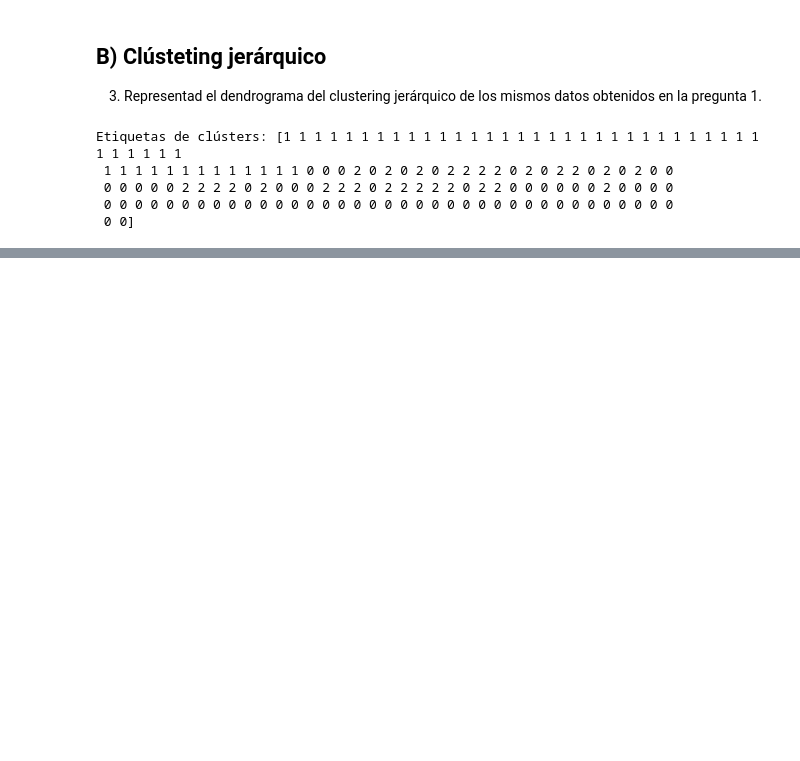
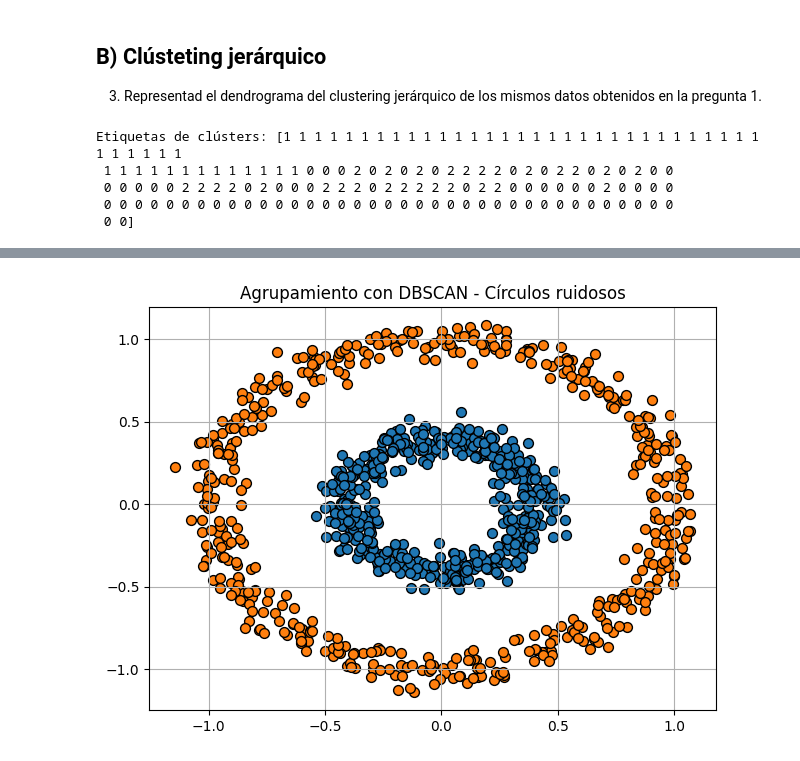
Before and after one commit to davidzz-code/IEDIB_2024_2025, a Jupyter notebook: 05 Sistemas Machine Learning/Cluster_k_means/tasca_4_David_Ramirez_Ruiz.ipynb, the cells around one changed output, grey strips where cells are left out. Drawn from its saved outputs; the diff is of its cells as text; code cells hidden in the pictures; blank space fills up the shorter version.

```diff
--- a/05 Sistemas Machine Learning/Cluster_k_means/tasca_4_David_Ramirez_Ruiz.ipynb
+++ b/05 Sistemas Machine Learning/Cluster_k_means/tasca_4_David_Ramirez_Ruiz.ipynb
@@ -86,0 +92,22 @@ plt.show()
+# %%
+from sklearn.datasets import make_circles
+from sklearn.cluster import DBSCAN
+import matplotlib.pyplot as plt
+
+# Generar datos circulares
+X_circle, y_circle = make_circles(n_samples=1000, factor=0.4, noise=0.06, random_state=42)
+
+# Configurar y aplicar DBSCAN
+dbscan_model = DBSCAN(eps=0.25, min_samples=6)
+clusters = dbscan_model.fit_predict(X_circle)
+
+# Graficar los clusters detectados sin bucle
+plt.scatter(X_circle[clusters == 0, 0], X_circle[clusters == 0, 1], edgecolor="k", s=50, label="Cluster 1")
+plt.scatter(X_circle[clusters == 1, 0], X_circle[clusters == 1, 1], edgecolor="k", s=50, label="Cluster 2")
+
+plt.title("Agrupamiento con DBSCAN - Círculos ruidosos")
+plt.grid(visible=True)
+plt.tight_layout()
+plt.show()
+# %% [output]
+[figure, added]
```
Also changed, not shown: parts of 6 cells of this notebook, 1 other file.
